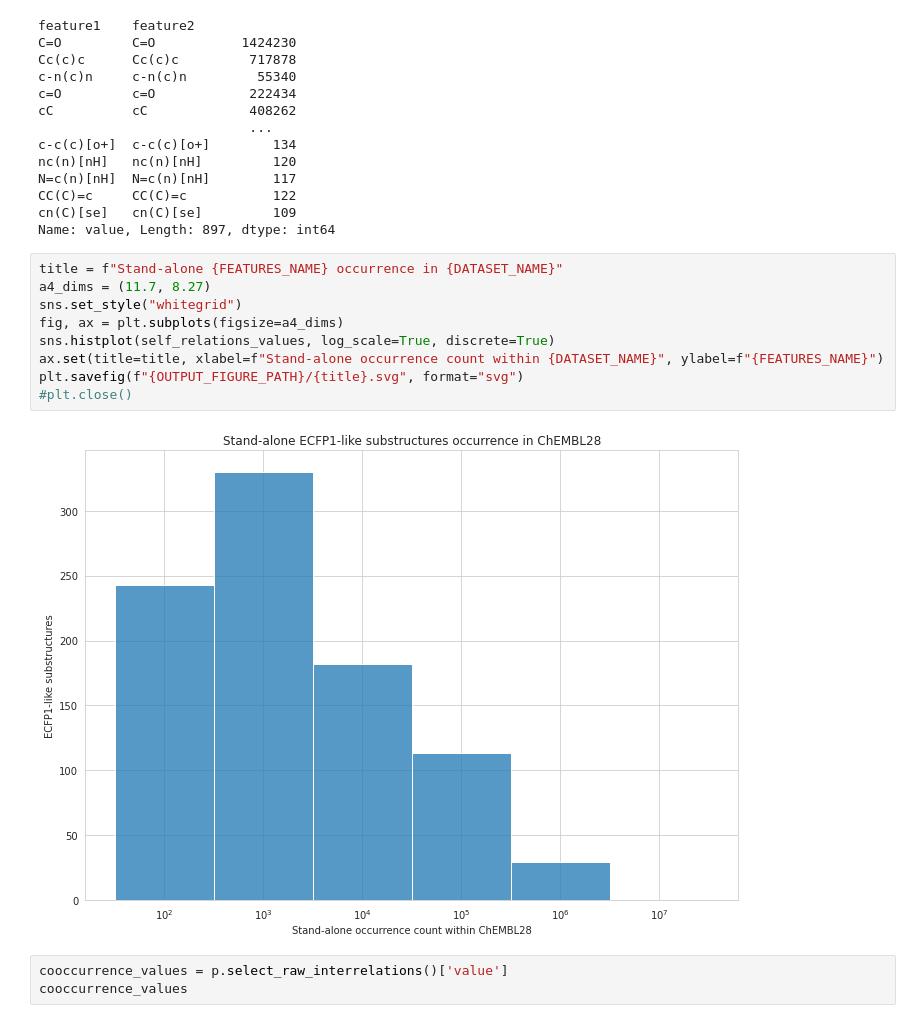
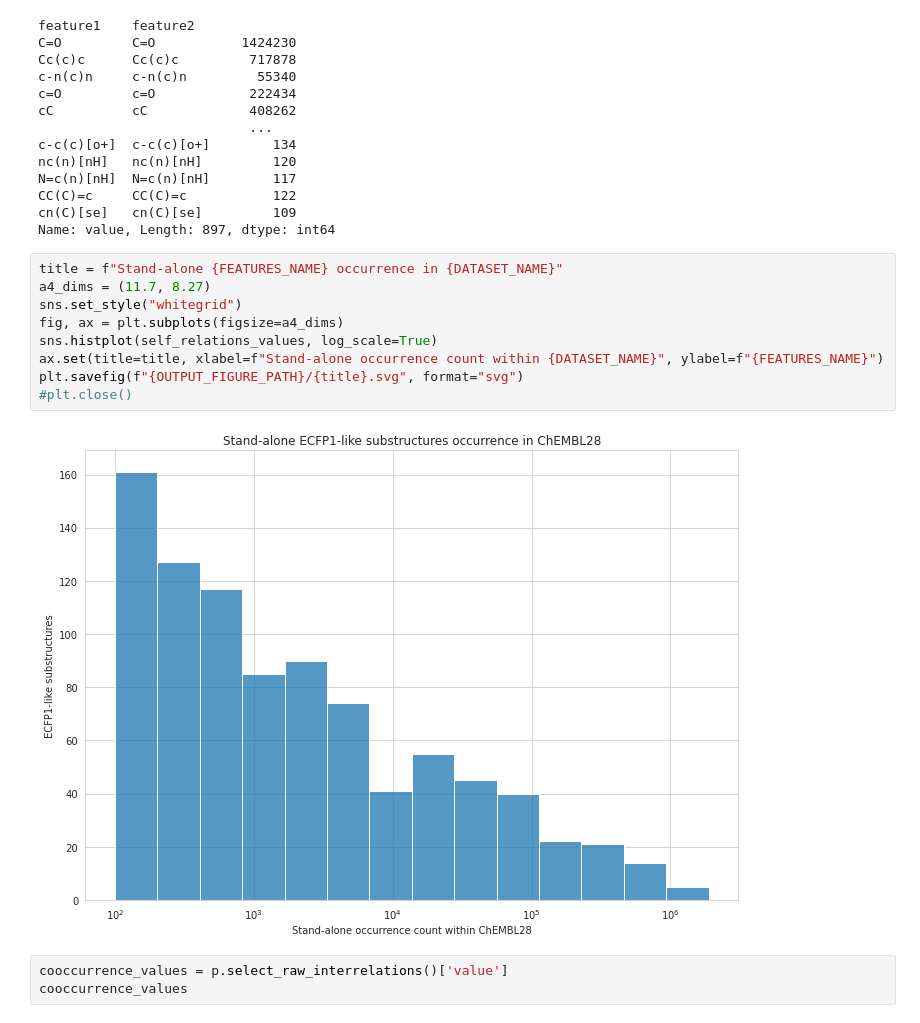
Before and after one commit to cmeloi/fip3, a Jupyter notebook: docs/cookbook/basic_interrelation_analysis.ipynb, the cells around one changed output. Saved outputs shown, nothing was run; the diff lists cells and outputs as text.

```diff
--- a/docs/cookbook/basic_interrelation_analysis.ipynb
+++ b/docs/cookbook/basic_interrelation_analysis.ipynb
@@ -84,14 +84,14 @@ Name: value, Length: 897, dtype: int64
 # %%
 title = f"Stand-alone {FEATURES_NAME} occurrence in {DATASET_NAME}"
 a4_dims = (11.7, 8.27)
 sns.set_style("whitegrid")
 fig, ax = plt.subplots(figsize=a4_dims)
-sns.histplot(self_relations_values, log_scale=True, discrete=True)
+sns.histplot(self_relations_values, log_scale=True)
 ax.set(title=title, xlabel=f"Stand-alone occurrence count within {DATASET_NAME}", ylabel=f"{FEATURES_NAME}")
 plt.savefig(f"{OUTPUT_FIGURE_PATH}/{title}.svg", format="svg")
 #plt.close()
 # %% [output]
-[figure, old version]
+[figure, new version]
 # %%
 cooccurrence_values = p.select_raw_interrelations()['value']
 cooccurrence_values
```
Also changed, not shown: parts of 34 cells of this notebook, 1 other file.
